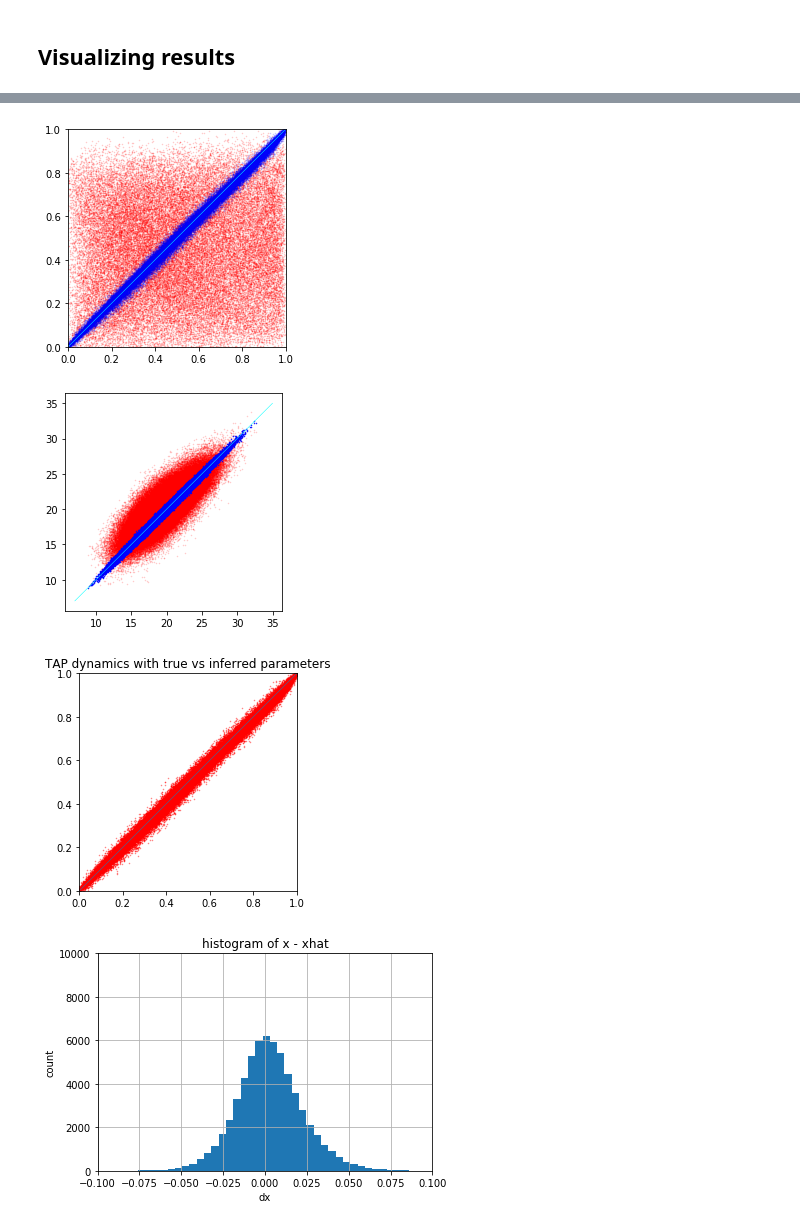
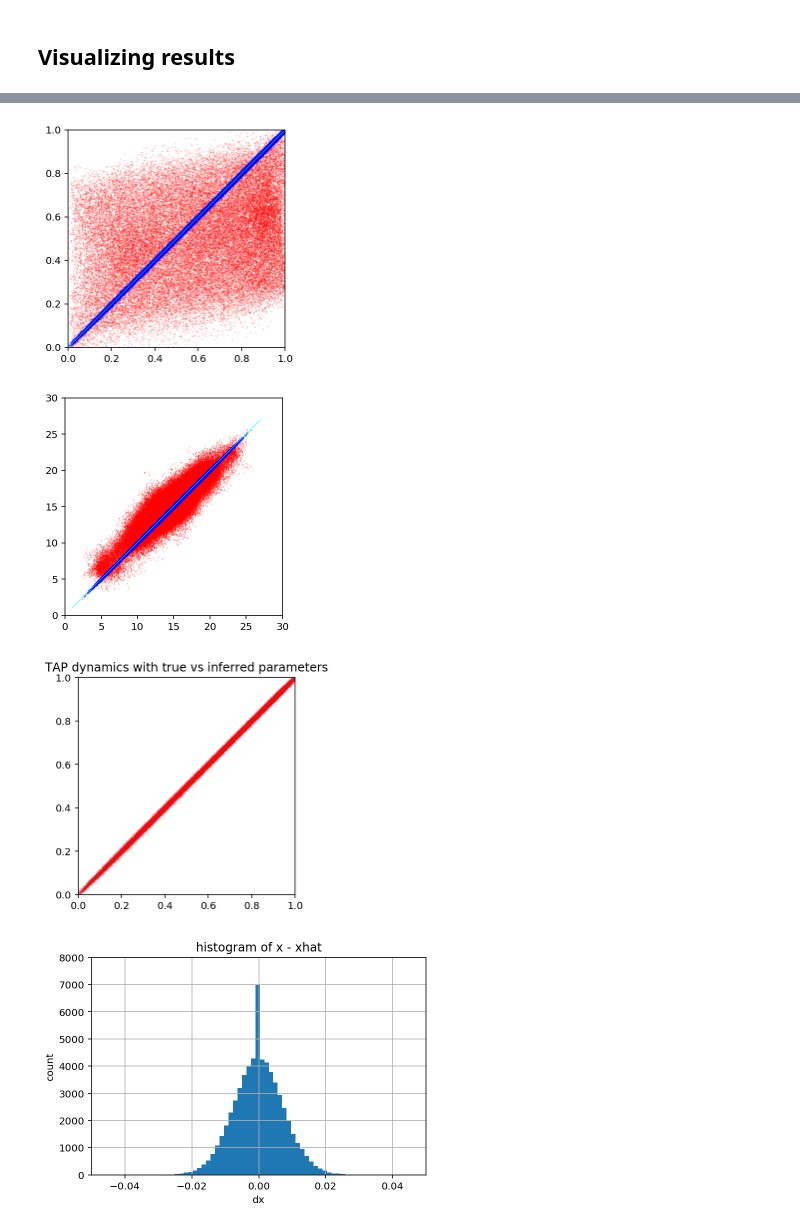
Before and after one commit to XaqLab/InferringInference, a Jupyter notebook: notebooks/InferTAPbrain.ipynb, the cells around one changed output, grey strips where cells are left out. Drawn from its saved outputs; the diff is of its cells as text; code cells hidden in the pictures.

Commit message:
Modified TAP dynamics function to include initial state as input argument.

```diff
--- a/notebooks/InferTAPbrain.ipynb
+++ b/notebooks/InferTAPbrain.ipynb
@@ -7,8 +8,10 @@ from plotutils import *
 """
 Load the tap brain model
 """
-brain_name = 'Ns_25_noiseseed_6899'
+#brain_name = 'Ns_25_noiseseed_2041'
+#brain_name = 'Ns_25_noiseseed_6899'
 #brain_name = 'Ns_25_noiseseed_5539'
+brain_name = 'Ns_25_noiseseed_4021'
 use_cuda = False
 tapbrain, theta, params = loadbrain('../data/brains/' + brain_name, use_cuda)
 
@@ -19,14 +22,14 @@ Nr = params['Nr']
 lam, G, J, U, V = extractParams(theta, 18, Ns, Ny, Nr)
 
 # process and observation noise covariance matrices and update it in params
-q_process, q_obs = 1e-5, 6e-2
+q_process, q_obs = 1e-5, 1e-2
 Q_process, Q_obs = q_process*np.eye(Ns), q_obs*np.eye(Nr)
 params['Q_process'] = Q_process
 params['Q_obs'] = Q_obs
 
 # Set noise seed
 noise_seed = np.random.randint(10000)
-#noise_seed = 420
+#noise_seed = 9397 # try this noise seed
 np.random.seed(noise_seed)
 torch.manual_seed(noise_seed)
 print('noise_seed = %d' %(noise_seed))
@@ -87,8 +88,8 @@ del r_ICA
 """
 Generate measurements for the particle EM algorithm
 """
-B, T = 10000, 25
-yG_low, yG_high = 5, 25
+B, T = 20000, 25
+yG_low, yG_high = 2, 25
 
 y, x, r_brain = generate_TAPbrain_dynamics(tapbrain,theta, params, B, T, T_low, T_high, yG_low, yG_high, T_clip, use_cuda)
 # %%
@@ -110,5 +111,6 @@ mean SNR = 51.6
 Inspect and update update Q_obs. Later insert heuristic to estimate Q_obs
 """
 print('mean variance of measurement noise = %.3f' %(np.mean(np.diag(C_err))))
-Q_obs = np.mean(np.diag(C_err))*np.eye(Nr)
+# Q_obs = np.mean(np.diag(C_err))*np.eye(Nr)
+Q_obs = np.diag(np.diag(C_err))
 # %% [output]
@@ -382,18 +429,22 @@ Validate on new measurements
 """
 
 B_val = 100
-T_clip = 10 # burn in period, because the runTAP function starts with random initialization for x
-y_val, x_val  = generate_TAPdynamics(theta, params, B_val, T+T_clip, T_low, T_high, yG_low, yG_high)[0:2]
+T_clip = 0
+y_val = generate_Input(params, B_val, T+T_clip, T_low, T_high, yG_low, yG_high)
+
+x0 = np.random.rand(Ns,B_val) # initial values
+
+# Run TAP dynamics using true theta
+x_val 	= runTAP(x0, y_val, Q_process.data.numpy(), Q_obs.data.numpy(), theta, params['nltype'])
 
 # Run TAP dynamics using inferred theta
-theta_hat = np.concatenate([np.array([lam]), G_hat_, JMatToVec(J_hat_), U_hat_.flatten('F'), V_hat_.flatten('F') ])
-
-x_hat_val = runTAP(y_val, Q_process.data.numpy(), Q_obs.data.numpy(), theta_hat, params['nltype'])
+theta_hat = np.concatenate([np.array([lam]), G_hat_, JMatToVec(Jhat), np.dot(U_hat_,PermMat).flatten('F'), np.dot(PermMat.T, V_hat_).flatten('F') ])
+x_hat_val = runTAP(x0, y_val, Q_process.data.numpy(), Q_obs.data.numpy(), theta_hat, params['nltype'])
 
 x_val = x_val[...,T_clip:].transpose(1,2,0)
 x_hat_val = x_hat_val[...,T_clip:].transpose(1,2,0)
 truth = x_val.flatten()
-test  = np.dot(PermMat.T, np.reshape(x_hat_val,[Ns,B_val*T])).flatten()
+test = x_hat_val.flatten()
 # %%
 """
 Plot results on test set
@@ -449,25 +487,26 @@ plt.show()
 # %%
 plt.plot(x[0:B_plot,:,T_st:].flatten(), torch.matmul(P_temp, x_init[...,T_st:]).data.numpy().flatten(),'r.',markersize=1,alpha=0.2)
-plt.plot(x[0:B_plot,:,T_st:].flatten(), torch.matmul(P_temp, x_hat[...,T_st:]).data.numpy().flatten(),'b.',markersize=1,alpha=0.2)
+plt.plot(x[0:B_plot,:,T_st:].flatten(), torch.matmul(P_temp, x_hat[...,T_st:]).data.numpy().flatten(),'b.',markersize=1,alpha=0.1)
 plt.plot([0,1],[0,1],color='cyan',linewidth=0.5)
 plt.axis('square')
 plt.axis([0,1,0,1])
 #plt.savefig('latent_dynamics.png',dpi=300)
 plt.show()
 # %% [output]
-[figure, old version]
+[figure, new version]
 # %%
 plt.plot(r_brain[0:B_plot,:,T_st:].data.numpy().flatten(),r_init[...,T_st:].data.numpy().flatten(),'r.',markersize=1,alpha=0.2)
-plt.plot(r_brain[0:B_plot,:,T_st:].data.numpy().flatten(),r_hat_[...,T_st:].flatten(),'b.',markersize=1)
+plt.plot(r_brain[0:B_plot,:,T_st:].data.numpy().flatten(),r_hat_[...,T_st:].flatten(),'b.',markersize=1,alpha=0.2)
 plt.plot([rmin,rmax],[rmin,rmax],color='cyan',linewidth=0.5)
 plt.axis('square')
-#plt.axis([0,50,0,50])
+
+#plt.axis([0,30,0,30])
 #plt.savefig('neural_dynamics.png',dpi=300)
 plt.show()
 # %% [output]
-[figure, old version]
+[figure, new version]
 # %%
-plt.plot(truth,test,'r.',markersize=1,alpha=0.5)
+plt.plot(truth,test,'r.',markersize=1,alpha=0.1)
 plt.plot([0,1],[0,1],linewidth=0.5)
 plt.title('TAP dynamics with true vs inferred parameters')
 plt.axis('square')
@@ -475,15 +514,15 @@ plt.axis([0,1,0,1])
 #plt.savefig('Test_dynamics.png',dpi=300)
 plt.show()
 # %% [output]
-[figure, old version]
+[figure, new version]
 # %%
 plt.hist(truth-test,50)
 plt.xlabel('dx')
 plt.ylabel('count')
 plt.title('histogram of x - xhat')
-plt.axis([-0.1,0.1,0,10000])
 plt.grid(True)
+#plt.axis([-0.05,0.05,0,8000])
 #plt.savefig('Histogram_TestError.pdf')
 # %% [output]
-[figure, old version]
+[figure, new version]
 # %%
```
Also changed, not shown: parts of 18 cells of this notebook, 8 other files.
